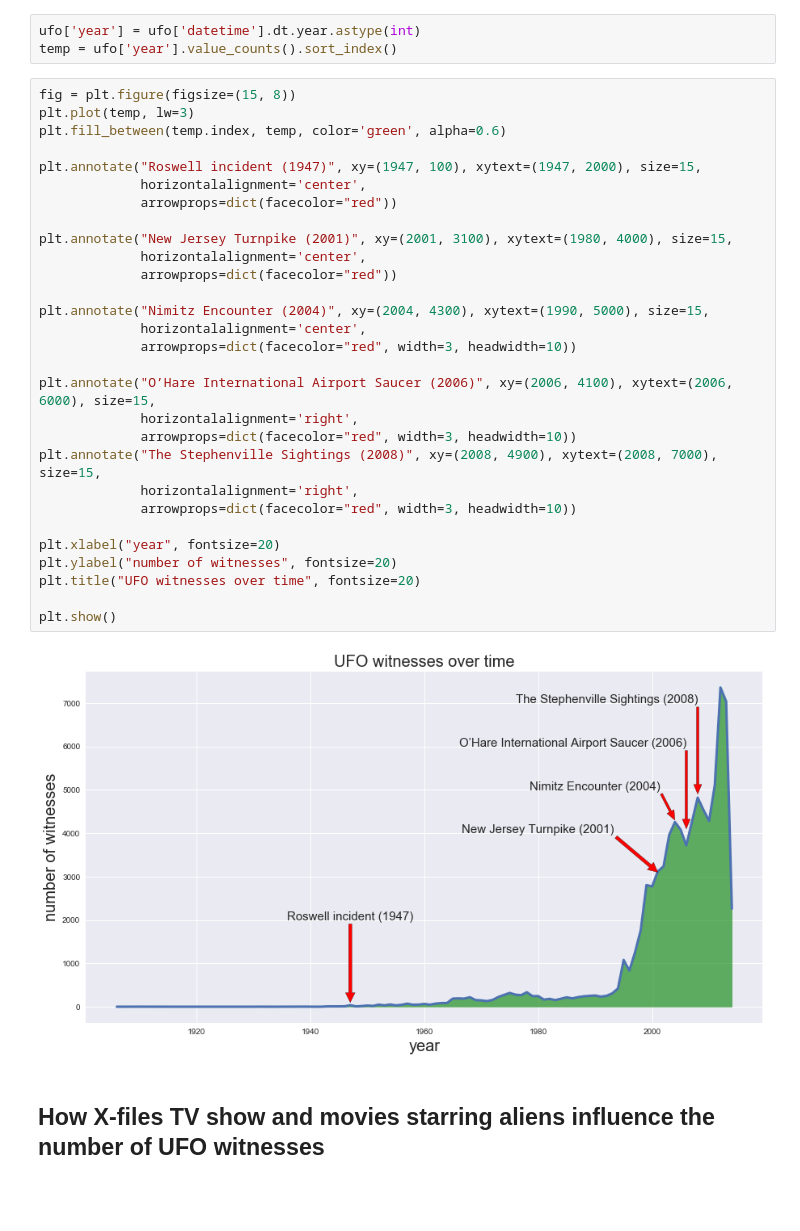
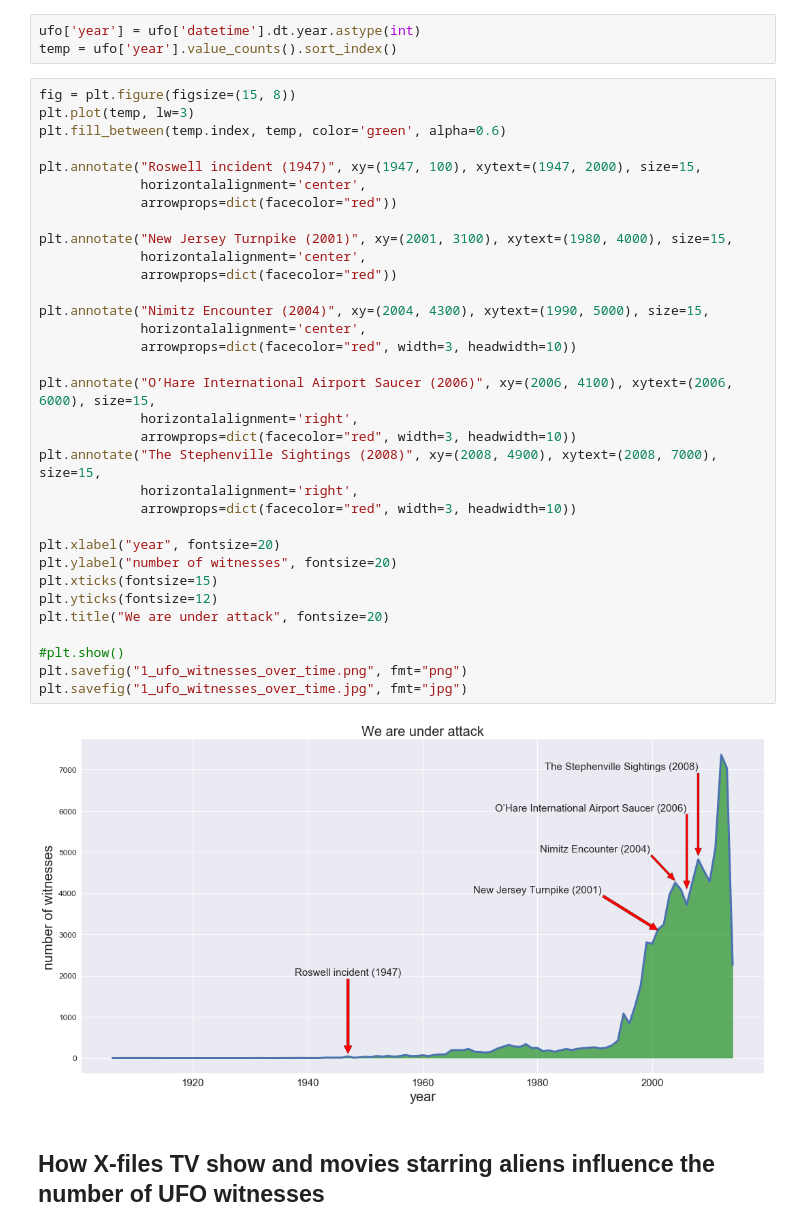
Before and after one commit to babinyurii/UFO-dataset-visualization, a Jupyter notebook: kaggle_UFO_dataset_visualization.ipynb, the cells around one changed output. Cells and saved outputs as stored; diff of their text form; blank space fills up the shorter version.

```diff
--- a/kaggle_UFO_dataset_visualization.ipynb
+++ b/kaggle_UFO_dataset_visualization.ipynb
@@ -173,34 +172,38 @@ temp = ufo['year'].value_counts().sort_index()
 # %%
 fig = plt.figure(figsize=(15, 8))
 plt.plot(temp, lw=3)
 plt.fill_between(temp.index, temp, color='green', alpha=0.6)
 
 plt.annotate("Roswell incident (1947)", xy=(1947, 100), xytext=(1947, 2000), size=15,
              horizontalalignment='center',
              arrowprops=dict(facecolor="red"))
 
 plt.annotate("New Jersey Turnpike (2001)", xy=(2001, 3100), xytext=(1980, 4000), size=15,
              horizontalalignment='center',
              arrowprops=dict(facecolor="red"))
 
 plt.annotate("Nimitz Encounter (2004)", xy=(2004, 4300), xytext=(1990, 5000), size=15,
              horizontalalignment='center',
              arrowprops=dict(facecolor="red", width=3, headwidth=10))
 
 plt.annotate("O’Hare International Airport Saucer (2006)", xy=(2006, 4100), xytext=(2006, 6000), size=15,
              horizontalalignment='right',
              arrowprops=dict(facecolor="red", width=3, headwidth=10))
 plt.annotate("The Stephenville Sightings (2008)", xy=(2008, 4900), xytext=(2008, 7000), size=15,
              horizontalalignment='right',
              arrowprops=dict(facecolor="red", width=3, headwidth=10))
 
 plt.xlabel("year", fontsize=20)
 plt.ylabel("number of witnesses", fontsize=20)
-plt.title("UFO witnesses over time", fontsize=20)
+plt.xticks(fontsize=15)
+plt.yticks(fontsize=12)
+plt.title("We are under attack", fontsize=20)
 
-plt.show()
+#plt.show()
+plt.savefig("1_ufo_witnesses_over_time.png", fmt="png")
+plt.savefig("1_ufo_witnesses_over_time.jpg", fmt="jpg")
 # %% [output]
-[figure, old version]
+[figure, new version]
 # %% [markdown]
 ## How X-files TV show and movies starring aliens influence the number of UFO witnesses
 # %% [markdown]
```
Also changed, not shown: parts of 11 cells of this notebook.
